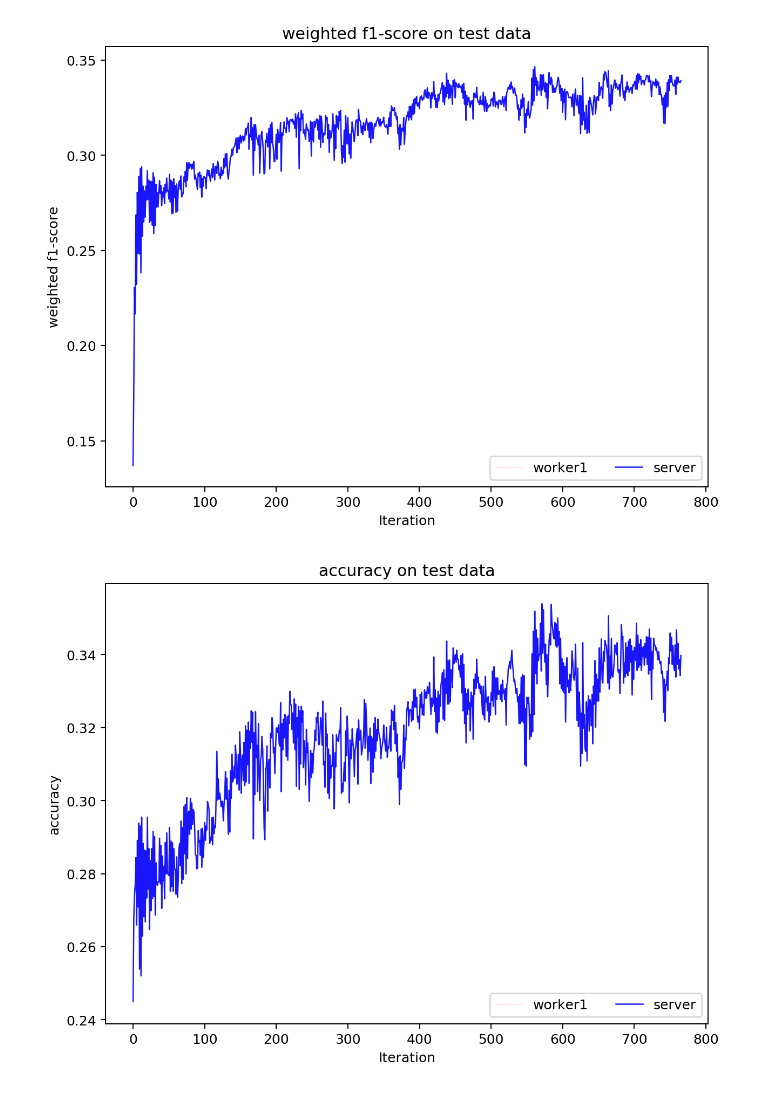
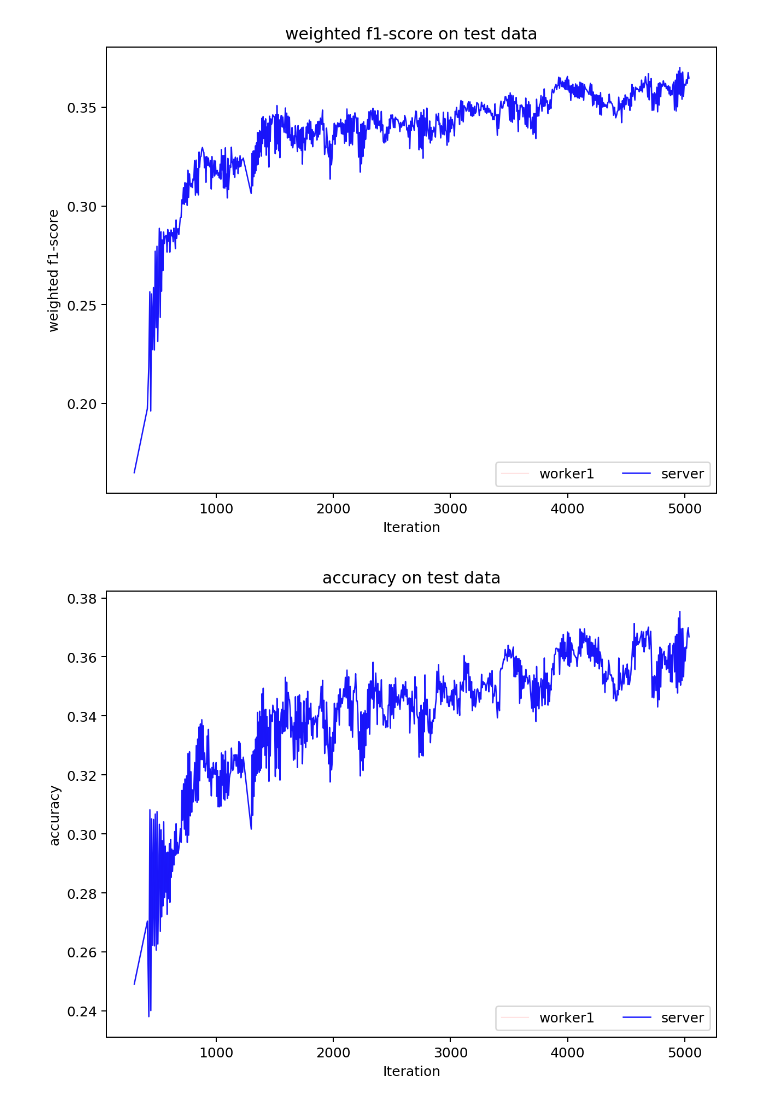
Before and after one commit to mschroederi/Parameter-Server-Architecture-On-Apache-Kafka, a Jupyter notebook: evaluation/plot-generation.ipynb, the cells around one changed output. Saved outputs shown, nothing was run; the diff lists cells and outputs as text; code cells hidden in the pictures.

Commit message:
Add tracking of numTuplesSeen to logs

```diff
--- a/evaluation/plot-generation.ipynb
+++ b/evaluation/plot-generation.ipynb
@@ -20,10 +21,16 @@ df.loc[df['partition'] == -1, 'partition'] = numPartitions
 numPartitions = numPartitions + 1
 # %%
 maxVC = [0 for i in range(numPartitions)]
+maxNumTuples = [0 for i in range(numPartitions)]
 for p in range(numPartitions):
-    maxWithinPartition = max(df[df['partition'] == p]['vectorClock'])
-    maxVC[p] = max(maxVC[p], maxWithinPartition)
+    maxVCWithinPartition = max(df[df['partition'] == p]['vectorClock'])
+    maxVC[p] = max(maxVC[p], maxVCWithinPartition)
+
+    maxNumTuplesWithinPartition = max(df[df['partition'] == p]['numTuplesSeen'])
+    maxNumTuples[p] = max(maxNumTuples[p], maxNumTuplesWithinPartition)
 maxVC = min(maxVC)
-#maxVC = 750
-maxVC
+maxVC = 750
+print('maxVC: ' + str(maxVC))
+
+print('maxNumTuples: ' + str(maxNumTuples))
 # %% [output]
@@ -34,14 +42,25 @@ df = df[df['vectorClock'] <= maxVC].reset_index().sort_values('vectorClock')
 data = {
     **{'loss'+str(i): [] for i in range(numPartitions)},
     **{'fMesaure'+str(i): [] for i in range(numPartitions)},
-    **{'accuracy'+str(i): [] for i in range(numPartitions)}
+    **{'accuracy'+str(i): [] for i in range(numPartitions)},
+    **{'numTuplesSeen'+str(i): [] for i in range(numPartitions)}
 }
 
+sumNumTuplesSeen = [0 for i in range(maxVC+1)]
 for p in range(numPartitions):
     for index, row in df[df['partition'] == p].iterrows():
         data['loss'+str(p)] += [row['loss']]
         data['fMesaure'+str(p)] += [row['fMeasure']]
         data['accuracy'+str(p)] += [row['accuracy']]
+
+        vc = int(row['vectorClock'])
+
+        if p < numPartitions - 1: #worker
+            sumNumTuplesSeen[vc] += row['numTuplesSeen']
+            data['numTuplesSeen'+str(p)] += [row['numTuplesSeen']]
+        else: #server
+            avgNumTuplesPerPartition = int(sumNumTuplesSeen[vc] / (numPartitions-1))
+            data['numTuplesSeen'+str(p)] += [avgNumTuplesPerPartition]
 # %%
 data = pd.DataFrame(data)
 # %%
@@ -59,18 +78,19 @@ data['x'] = [i for i in range(len(data))]
 palette = ['red', 'blue', 'green', 'orange', 'purple']
 
 for i in range(numPartitions - 1):
-    col = 'loss' + str(i)
+    colY = 'loss' + str(i)
+    colX = 'numTuplesSeen' + str(i)
 
     isServerPartition = i == numPartitions - 1
     alpha = 0.8
     label = 'server' if isServerPartition else 'worker'+str(i+1)
     linewidth = 0.8
-    plt.plot(data['x'], data[col], marker='', color=palette[i], linewidth=linewidth, alpha=alpha, label=label)
+    plt.plot(data[colX], data[colY], marker='', color=palette[i], linewidth=linewidth, alpha=alpha, label=label)
 
 #ylim(0, 1e-4)
 plt.title('Losses on train data (dynamic buffer size)')
 plt.ylabel('Loss')
-plt.xlabel('Iteration')
+plt.xlabel('Num tuples seen')
 plt.legend(loc=1, ncol=2)
 plt.show()
 # %% [output]
@@ -90,13 +110,14 @@ data['x'] = [i for i in range(len(data))]
 palette = ['red', 'blue', 'green', 'orange', 'purple']
 
 for i in range(numPartitions):
-    col = 'fMesaure' + str(i)
+    colY = 'fMesaure' + str(i)
+    colX = 'numTuplesSeen' + str(i)
 
     isServerPartition = i == numPartitions - 1
     alpha = 0.9 if isServerPartition else 0.2
     label = 'server' if isServerPartition else 'worker'+str(i+1)
     linewidth = 1 if isServerPartition else 0.5
-    plt.plot(data['x'], data[col], marker='', color=palette[i], linewidth=linewidth, alpha=alpha, label=label)
+    plt.plot(data[colX], data[colY], marker='', color=palette[i], linewidth=linewidth, alpha=alpha, label=label)
 
 #ylim(0, 1e-4)
 plt.title('weighted f1-score on test data')
@@ -105,35 +126,36 @@ plt.xlabel('Iteration')
 plt.legend(loc=4, ncol=2)
 plt.show()
 # %% [output]
-[figure, old version]
+[figure, new version]
 # %%
 import pandas as pd
 import matplotlib.pyplot as plt
 from matplotlib.pyplot import figure, ylim
 
 figure(num=None, figsize=(8, 6), dpi=180, facecolor='w', edgecolor='k')
 plt.rcParams['lines.linewidth'] = 2
 plt.rcParams['lines.color'] = 'r'
 
 data['x'] = [i for i in range(len(data))]
 
 # create a color palette
 palette = ['red', 'blue', 'green', 'orange', 'purple']
 
 for i in range(numPartitions):
-    col = 'accuracy' + str(i)
+    colY = 'accuracy' + str(i)
+    colX = 'numTuplesSeen' + str(i)
 
     isServerPartition = i == numPartitions - 1
     alpha = 0.9 if isServerPartition else 0.2
     label = 'server' if isServerPartition else 'worker'+str(i+1)
     linewidth = 1 if isServerPartition else 0.5
-    plt.plot(data['x'], data[col], marker='', color=palette[i], linewidth=linewidth, alpha=alpha, label=label)
+    plt.plot(data[colX], data[colY], marker='', color=palette[i], linewidth=linewidth, alpha=alpha, label=label)
 
 #ylim(0, 1e-4)
 plt.title('accuracy on test data')
 plt.ylabel('accuracy')
 plt.xlabel('Iteration')
 plt.legend(loc=4, ncol=2)
 plt.show()
 # %% [output]
-[figure, old version]
+[figure, new version]
```
Also changed, not shown: parts of 4 cells of this notebook, 7 other files.
